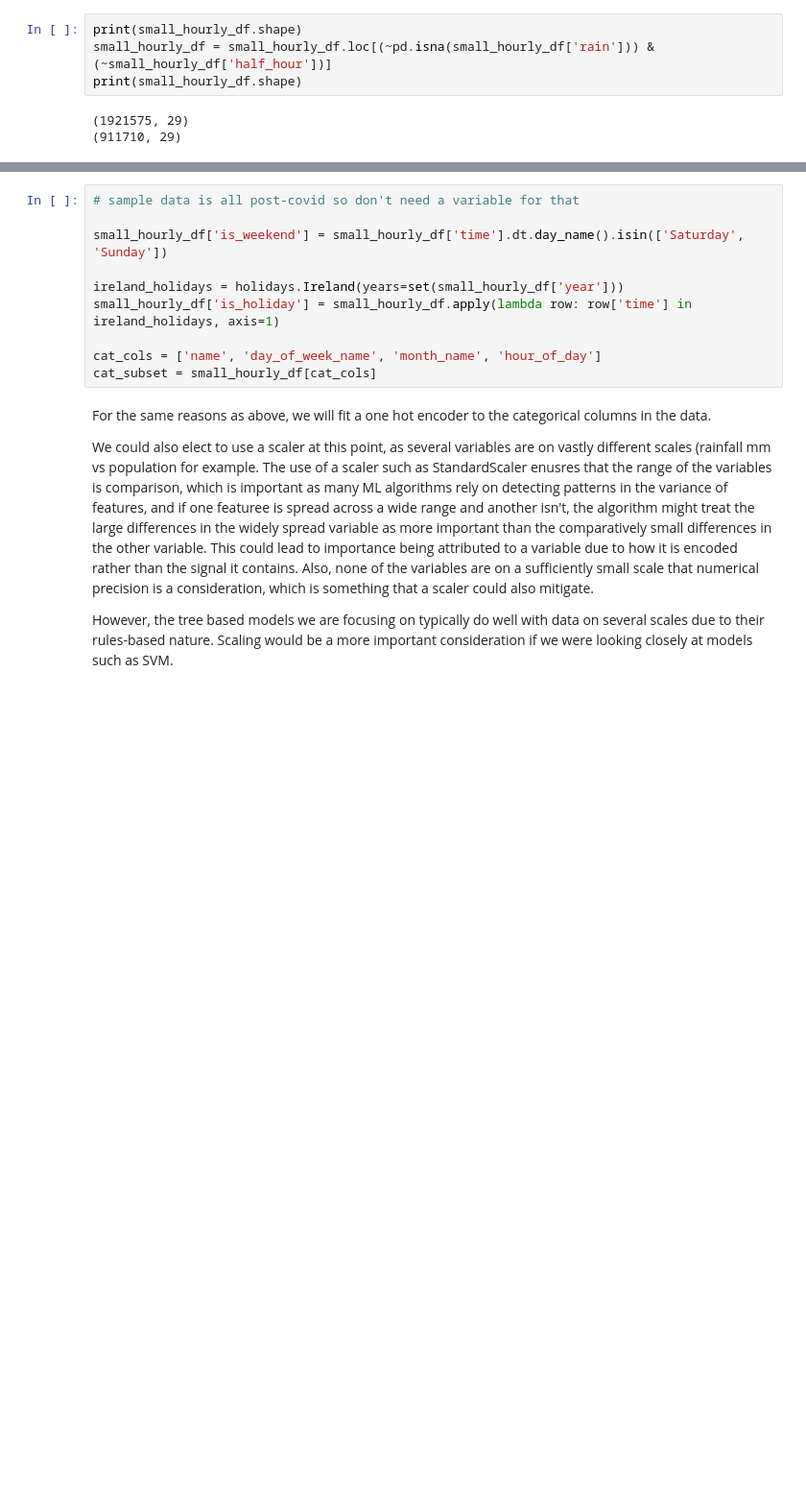
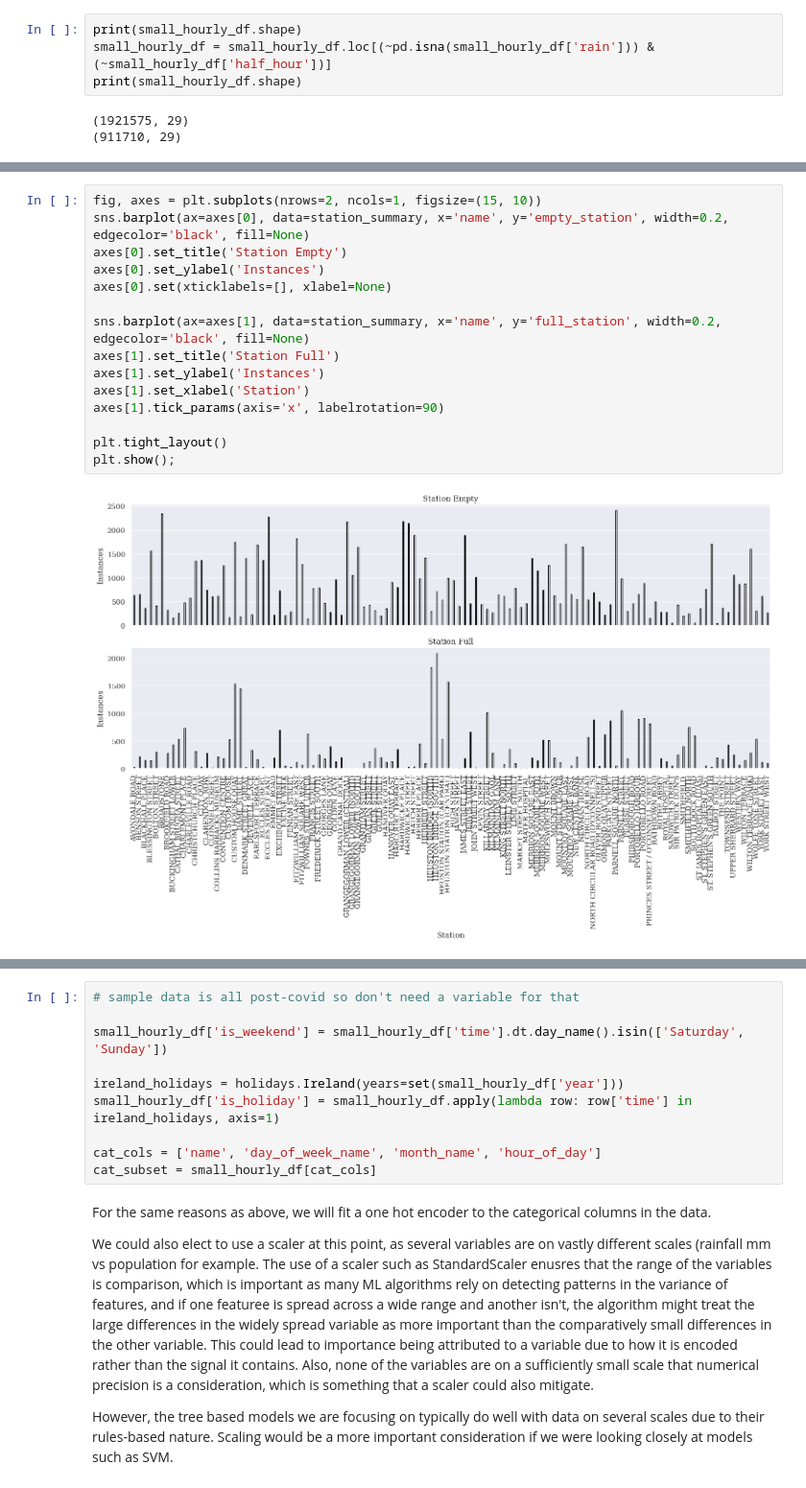
Before and after one commit to step-hen-burke/CA2, a Jupyter notebook: 3_rental_prediction.ipynb, the cells around one changed output, grey strips where cells are left out. Shown at 96% size. Drawn from its saved outputs; the diff is of its cells as text; blank space fills up the shorter version.

```diff
--- a/3_rental_prediction.ipynb
+++ b/3_rental_prediction.ipynb
@@ -290,0 +320,17 @@ print(small_hourly_df.shape)
+# %%
+fig, axes = plt.subplots(nrows=2, ncols=1, figsize=(15, 10))
+sns.barplot(ax=axes[0], data=station_summary, x='name', y='empty_station', width=0.2, edgecolor='black', fill=None)
+axes[0].set_title('Station Empty')
+axes[0].set_ylabel('Instances')
+axes[0].set(xticklabels=[], xlabel=None)
+
+sns.barplot(ax=axes[1], data=station_summary, x='name', y='full_station', width=0.2, edgecolor='black', fill=None)
+axes[1].set_title('Station Full')
+axes[1].set_ylabel('Instances')
+axes[1].set_xlabel('Station')
+axes[1].tick_params(axis='x', labelrotation=90)
+
+plt.tight_layout()
+plt.show();
+# %% [output]
+[figure, added]
```
Also changed, not shown: parts of 14 cells of this notebook, 4 other files.
